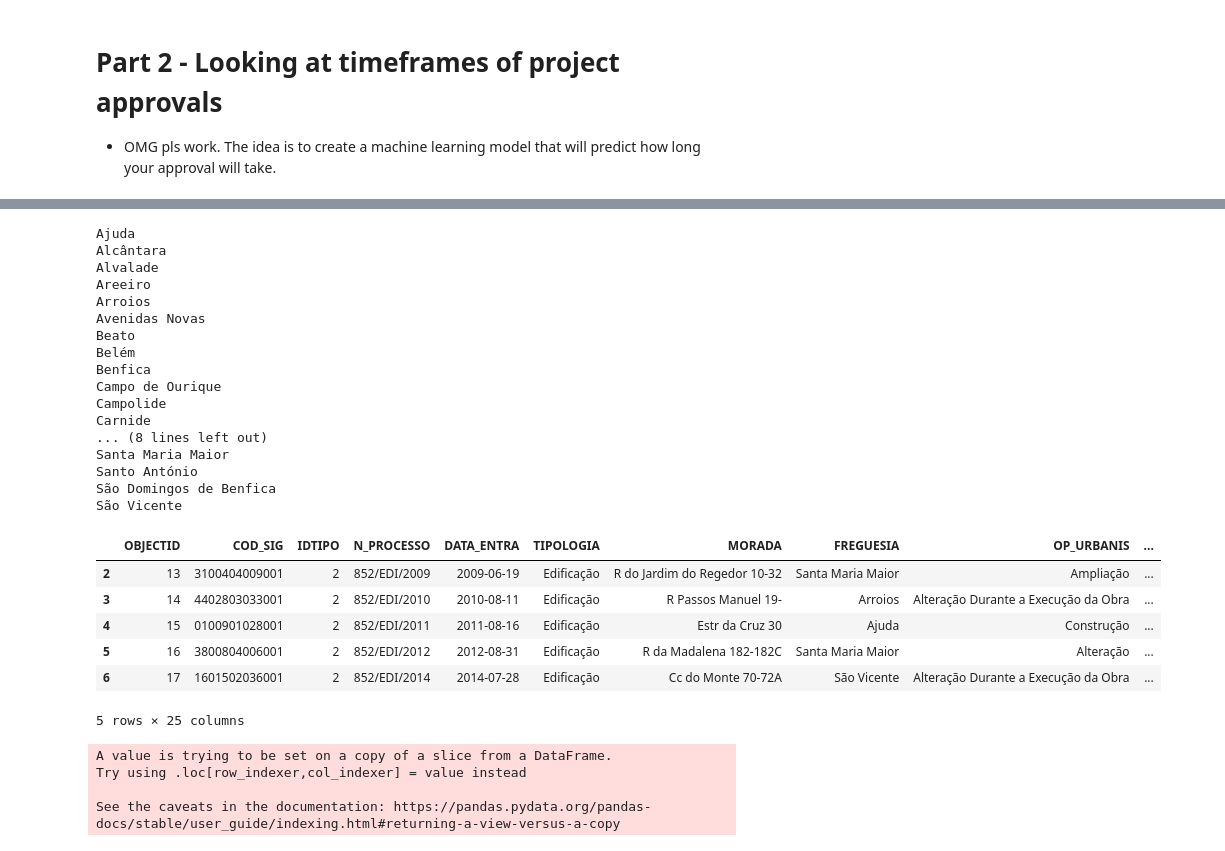
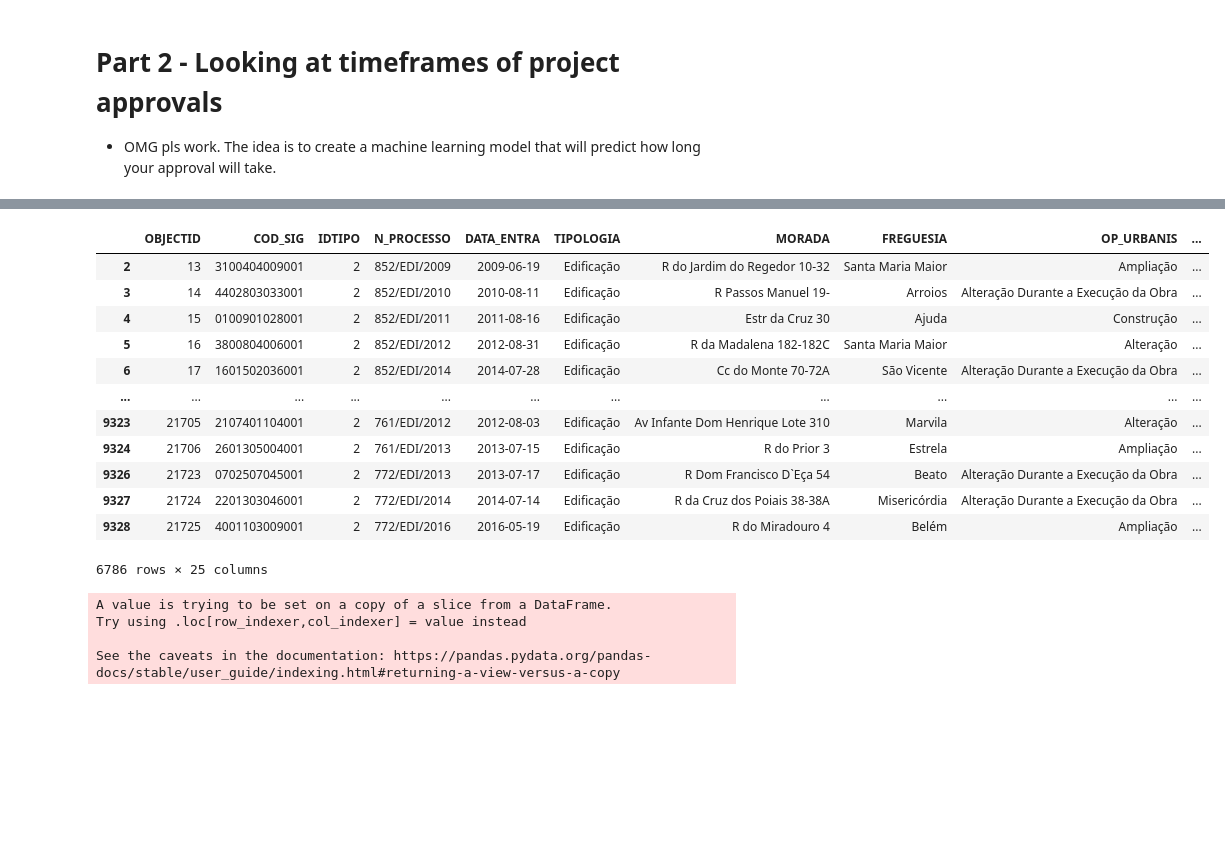
Before and after one commit to ricardozacarias/lisbon-buildings, a Jupyter notebook: construction.ipynb, the cells around one changed output, grey strips where cells are left out. Saved outputs shown, nothing was run; the diff lists cells and outputs as text; code cells hidden in the pictures; blank space fills up the shorter version.

```diff
--- a/construction.ipynb
+++ b/construction.ipynb
@@ -31,6 +31,11 @@ alvaras = alvaras[alvaras['DATA_ENTRA'] >= '2009-01-01']
 alvaras['WEEKDAY'] = [x.weekday() for x in alvaras['DATA_ENTRA']]
 alvaras['MONTH'] = alvaras['DATA_ENTRA'].dt.month
 alvaras['YEAR'] = alvaras['DATA_ENTRA'].dt.year
+# %%
+Q1 = alvaras['DEMORA'].quantile(0.25)
+Q3 = alvaras['DEMORA'].quantile(0.75)
+IQR = Q3 - Q1
+alvaras = alvaras[(alvaras['DEMORA'] > (Q1 - 1.5 * IQR)) & (alvaras['DEMORA'] < (Q3 + 1.5 * IQR))]
 # %%
 alvaras['ASSUNTO'].fillna('Not specified', inplace=True)
 # %%
@@ -84,37 +63,28 @@ Index(['DATA_ENTRA', 'Ajuda', 'Alcântara', 'Alvalade', 'Areeiro', 'Arroios',
+# %%
+freguesias = alvaras['FREGUESIA'].value_counts().index.to_list()
 # %%
-for col in result.columns:
-    if col not in ['DATA_ENTRA', 'STRING_DATE']:
-        print(col)
-        map_dict = pd.Series(result[col].values, index=result['STRING_DATE']).to_dict()
-        alvaras['test'] = np.where((alvaras['FREGUESIA'] == col)  & (alvaras['test'] == np.nan), alvaras['DATA'].map(map_dict), np.nan)
+for col in freguesias:
+    map_dict = pd.Series(result[col].values, index=result['STRING_DATE']).to_dict()
+    alvaras[col] = np.where((alvaras['FREGUESIA'] == col), alvaras['DATA'].map(map_dict), 0)
-# %% [output]
-Ajuda
-Alcântara
-Alvalade
-Areeiro
-Arroios
-Avenidas Novas
-Beato
-Belém
-Benfica
-Campo de Ourique
-Campolide
-Carnide
-... (8 lines left out)
-Santa Maria Maior
-Santo António
-São Domingos de Benfica
-São Vicente
+# %%
+alvaras['SUBCOUNT'] = alvaras[freguesias].sum(axis=1)
+alvaras.drop(labels=freguesias, inplace=True, axis=1)
 # %%
-alvaras.head()
+alvaras
 # %% [output]
 |  | OBJECTID | COD_SIG | IDTIPO | N_PROCESSO | DATA_ENTRA | TIPOLOGIA | MORADA | FREGUESIA | OP_URBANIS | ... |
 | 2 | 13 | 3100404009001 | 2 | 852/EDI/2009 | 2009-06-19 | Edificação | R do Jardim do Regedor 10-32 | Santa Maria Maior | Ampliação | ... |
 | 3 | 14 | 4402803033001 | 2 | 852/EDI/2010 | 2010-08-11 | Edificação | R Passos Manuel 19- | Arroios | Alteração Durante a Execução da Obra | ... |
 | 4 | 15 | 0100901028001 | 2 | 852/EDI/2011 | 2011-08-16 | Edificação | Estr da Cruz 30 | Ajuda | Construção | ... |
 | 5 | 16 | 3800804006001 | 2 | 852/EDI/2012 | 2012-08-31 | Edificação | R da Madalena 182-182C | Santa Maria Maior | Alteração | ... |
 | 6 | 17 | 1601502036001 | 2 | 852/EDI/2014 | 2014-07-28 | Edificação | Cc do Monte 70-72A | São Vicente | Alteração Durante a Execução da Obra | ... |
+| ... | ... | ... | ... | ... | ... | ... | ... | ... | ... | ... |
+| 9323 | 21705 | 2107401104001 | 2 | 761/EDI/2012 | 2012-08-03 | Edificação | Av Infante Dom Henrique Lote 310 | Marvila | Alteração | ... |
+| 9324 | 21706 | 2601305004001 | 2 | 761/EDI/2013 | 2013-07-15 | Edificação | R do Prior 3 | Estrela | Ampliação | ... |
+| 9326 | 21723 | 0702507045001 | 2 | 772/EDI/2013 | 2013-07-17 | Edificação | R Dom Francisco D`Eça 54 | Beato | Alteração Durante a Execução da Obra | ... |
+| 9327 | 21724 | 2201303046001 | 2 | 772/EDI/2014 | 2014-07-14 | Edificação | R da Cruz dos Poiais 38-38A | Misericórdia | Alteração Durante a Execução da Obra | ... |
+| 9328 | 21725 | 4001103009001 | 2 | 772/EDI/2016 | 2016-05-19 | Edificação | R do Miradouro 4 | Belém | Ampliação | ... |
-5 rows × 25 columns
+6786 rows × 25 columns
 # %%
 alvaras.dropna(inplace=True)
 # %%
```
Also changed, not shown: parts of 15 cells of this notebook, 1 other file.
